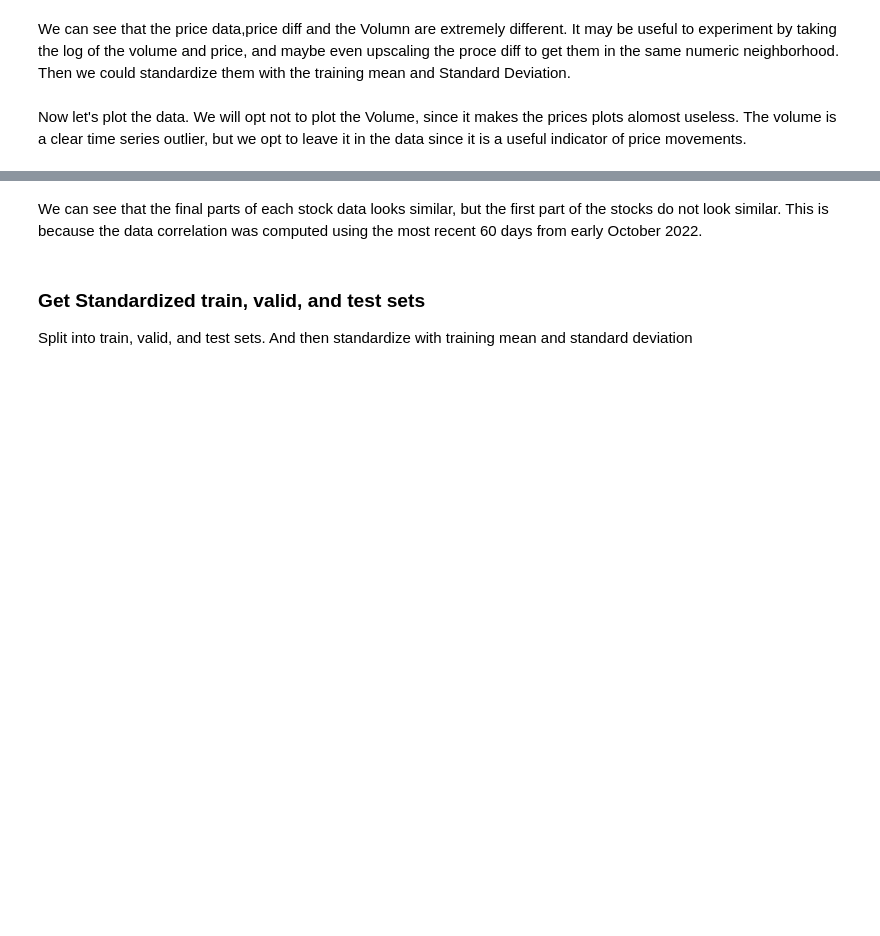
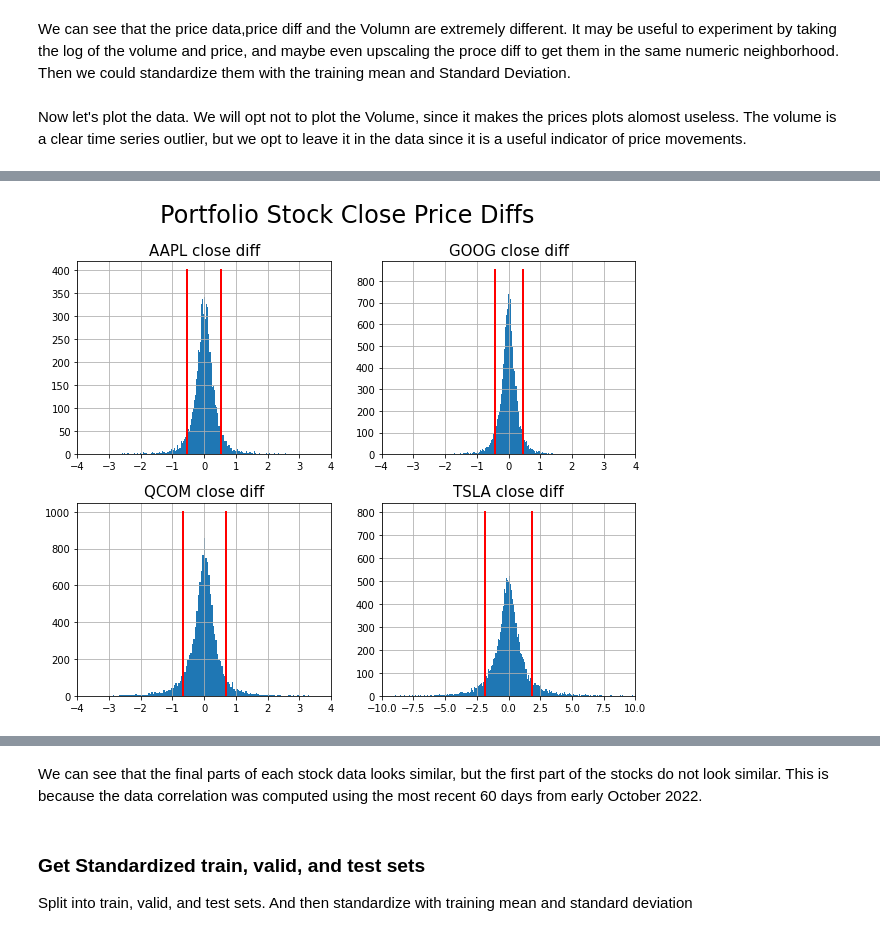
Before and after one commit to itberrios/algotrading, a Jupyter notebook: predictive_analytics/transformer/basic_transformer_classification.ipynb, the cells around one changed output, grey strips where cells are left out. Cells and saved outputs as stored; diff of their text form; code cells hidden in the pictures; blank space fills up the shorter version.

```diff
--- a/predictive_analytics/transformer/basic_transformer_classification.ipynb
+++ b/predictive_analytics/transformer/basic_transformer_classification.ipynb
@@ -170,0 +276,5 @@ fig.subplots_adjust(hspace=0.5);
+# %%
+aapl_close_diff = get_numeric_price_trend(stock_dfs['AAPL'])['price_trend']
+goog_close_diff = get_numeric_price_trend(stock_dfs['GOOG'])['price_trend']
+qcom_close_diff = get_numeric_price_trend(stock_dfs['QCOM'])['price_trend']
+tsla_close_diff = get_numeric_price_trend(stock_dfs['TSLA'])['price_trend']
@@ -170,0 +302,49 @@ fig.subplots_adjust(hspace=0.5);
+# %%
+fig, ax = plt.subplots(2, 2, figsize=(10, 8))
+
+aapl_close_diff.hist(ax=ax[0, 0], bins=500) # .plot(ax=ax[0, 0])
+goog_close_diff.hist(ax=ax[0, 1], bins=500) # .plot(ax=ax[0, 1])
+qcom_close_diff.hist(ax=ax[1, 0], bins=500) # .plot(ax=ax[1, 0])
+tsla_close_diff.hist(ax=ax[1, 1], bins=500) # .plot(ax=ax[1, 1]);
+
+# IQR qeighting
+iqr_w = 1
+
+# plot IQR lines
+q1, q3, iqr = get_iqr(aapl_close_diff)
+ax[0, 0].plot([q1 - iqr_w*iqr, q1 - iqr_w*iqr], [0, 400], color='r', linewidth=2)
+ax[0, 0].plot([q3 + iqr_w*iqr, q3 + iqr_w*iqr], [0, 400], color='r', linewidth=2)
+
+q1, q3, iqr = get_iqr(goog_close_diff)
+ax[0, 1].plot([q1 - iqr_w*iqr, q1 - iqr_w*iqr], [0, 850], color='r', linewidth=2)
+ax[0, 1].plot([q3 + iqr_w*iqr, q3 + iqr_w*iqr], [0, 850], color='r', linewidth=2)
+
+q1, q3, iqr = get_iqr(qcom_close_diff)
+ax[1, 0].plot([q1 - iqr_w*iqr, q1 - iqr_w*iqr], [0, 1000], color='r', linewidth=2)
+ax[1, 0].plot([q3 + iqr_w*iqr, q3 + iqr_w*iqr], [0, 1000], color='r', linewidth=2)
+
+q1, q3, iqr = get_iqr(tsla_close_diff)
+ax[1, 1].plot([q1 - iqr_w*iqr, q1 - iqr_w*iqr], [0, 800], color='r', linewidth=2)
+ax[1, 1].plot([q3 + iqr_w*iqr, q3 + iqr_w*iqr], [0, 800], color='r', linewidth=2)
+
+ax[0, 0].set_title('AAPL close diff', size=15)
+ax[0, 1].set_title('GOOG close diff', size=15)
+ax[1, 0].set_title('QCOM close diff', size=15)
+ax[1, 1].set_title('TSLA close diff', size=15);
+
+# ax[0, 0].set_ylim(50, 500)
+# ax[0, 1].set_ylim(50, 500)
+# ax[1, 0].set_ylim(50, 500)
+# ax[1, 1].set_ylim(50, 500);
+
+ax[0, 0].set_xlim(-4, 4)
+ax[0, 1].set_xlim(-4, 4)
+ax[1, 0].set_xlim(-4, 4)
+ax[1, 1].set_xlim(-10, 10);
+
+
+fig.suptitle('Portfolio Stock Close Price Diffs', size=24);
+
+fig.subplots_adjust(hspace=0.25);
+# %% [output]
+[figure, added]
```
Also changed, not shown: parts of 21 cells of this notebook, 4 other files.
